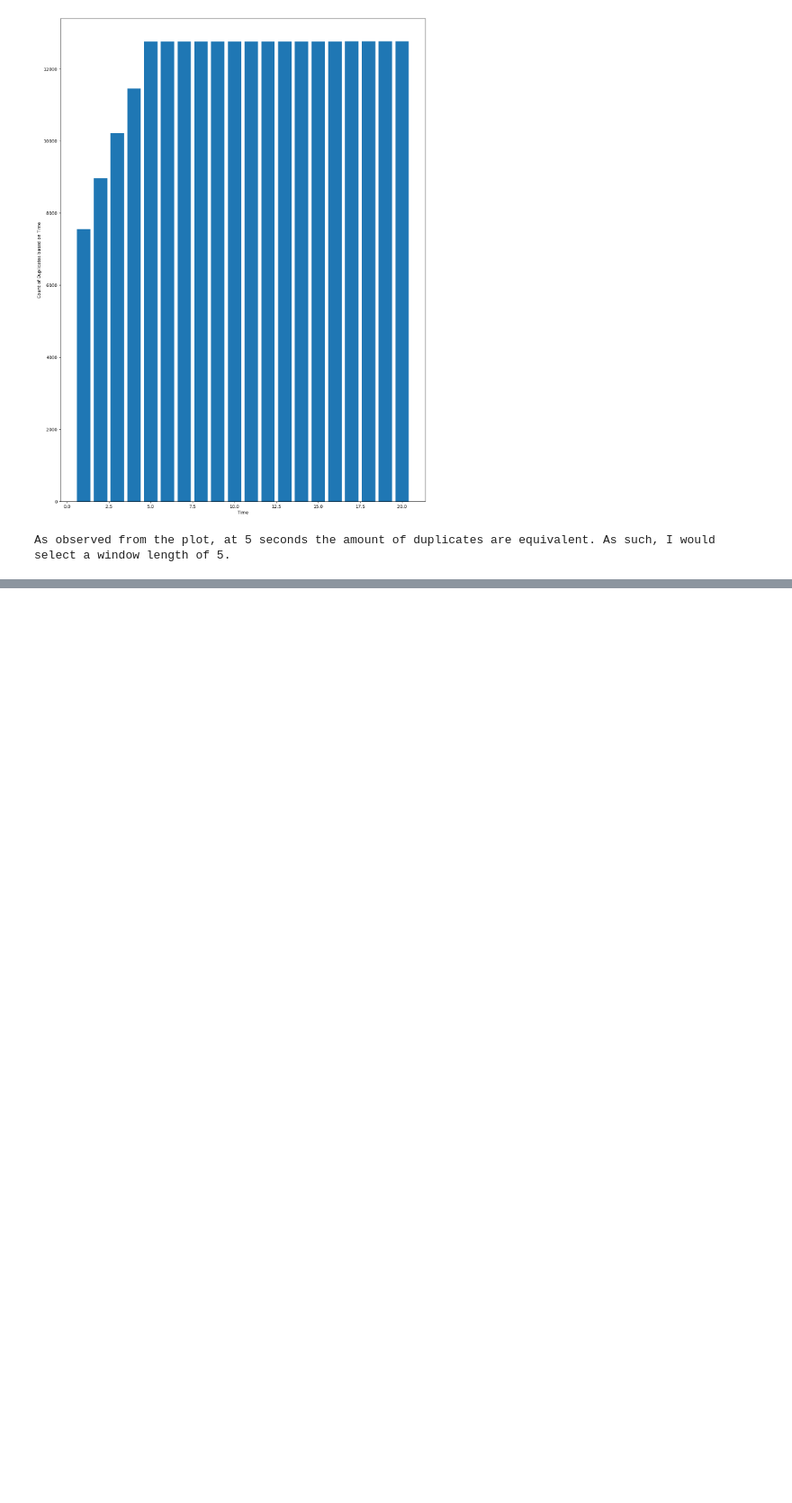
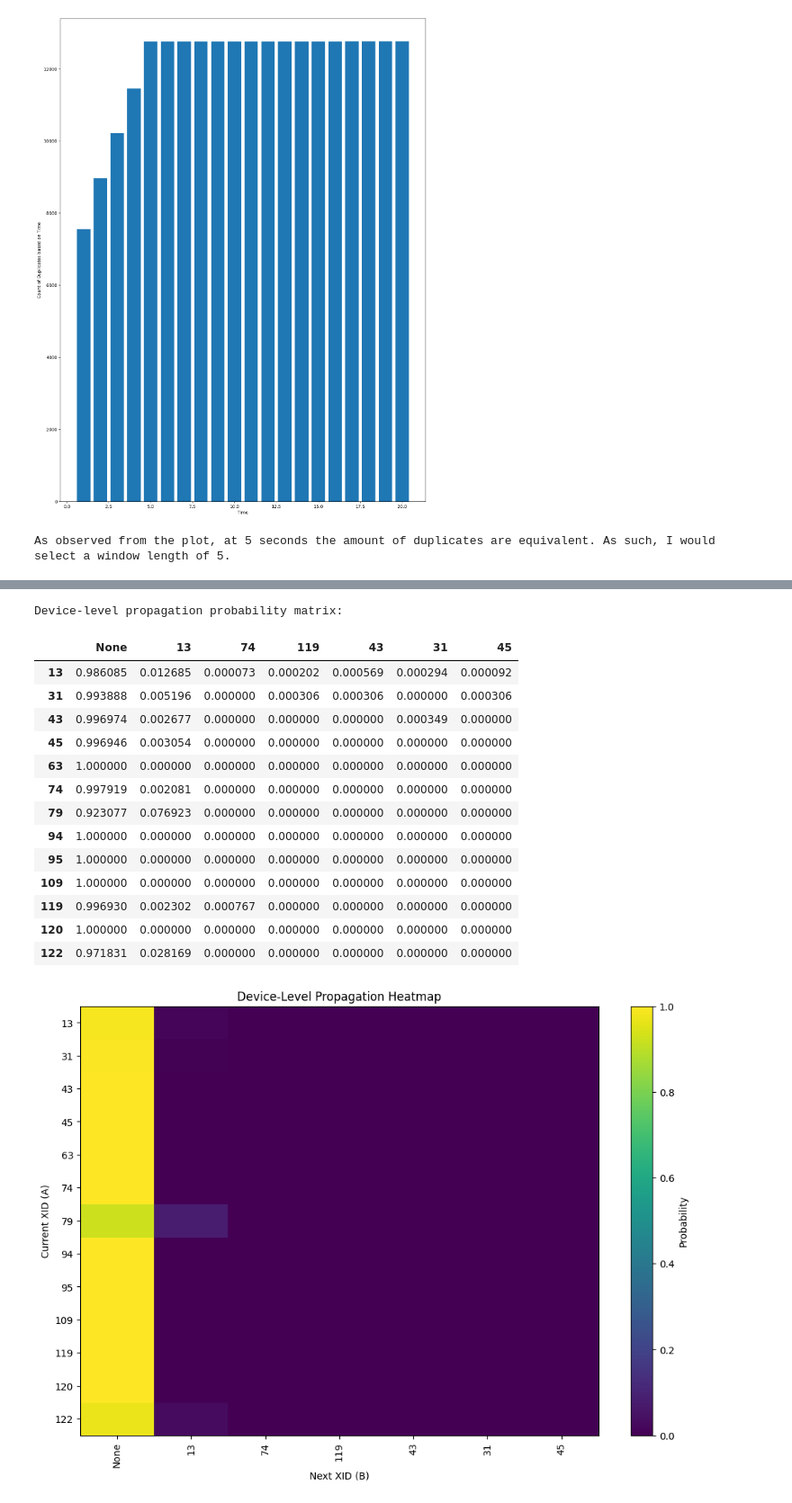
Before and after one commit to s1oly/GPUFailureAnalysis, a Jupyter notebook: project_1.ipynb, the cells around one changed output, grey strips where cells are left out. Shown at 90% size. Saved outputs shown, nothing was run; the diff lists cells and outputs as text; code cells hidden in the pictures; blank space fills up the shorter version.

```diff
--- a/project_1.ipynb
+++ b/project_1.ipynb
@@ -624,0 +872,76 @@ Since XID 13 has the majority of the anchor nodes, it means that XID 13 is likel
+# %%
+#5d
+prop_df_dev = dataframe_2_coaleseced.copy()
+prop_df_dev = prop_df_dev.sort_values('Timestamp').reset_index(drop=True)
+
+counts_dev = defaultdict(lambda: defaultdict(int))
+
+for i in range(len(prop_df_dev)):
+    curr_row = prop_df_dev.loc[i]
+
+    curr_xid = curr_row['XID']
+    curr_time = curr_row['Timestamp']
+    curr_node = curr_row['Node name']
+    curr_device = curr_row['Device ID']
+
+    found = False
+
+    for j in range(i + 1, len(prop_df_dev)):
+        next_row = prop_df_dev.loc[j]
+        time_diff = next_row['Timestamp'] - curr_time
+
+        if time_diff > 600:
+            break
+
+        if next_row['Node name'] == curr_node and next_row['Device ID'] == curr_device:
+            next_xid = next_row['XID']
+            counts_dev[curr_xid][next_xid] += 1
+            found = True
+            break
+
+    if not found:
+        counts_dev[curr_xid]['None'] += 1
+
+prob_matrix_dev = {}
+
+for xid_a in counts_dev:
+    total = sum(counts_dev[xid_a].values())
+    prob_matrix_dev[xid_a] = {}
+    for xid_b in counts_dev[xid_a]:
+        prob_matrix_dev[xid_a][xid_b] = counts_dev[xid_a][xid_b] / total
+
+prob_df_dev = pd.DataFrame(prob_matrix_dev).fillna(0).T
+prob_df_dev = prob_df_dev.sort_index()
+
+print("Device-level propagation probability matrix:")
+display(prob_df_dev)
+
+plt.figure(figsize=(12, 8))
+plt.imshow(prob_df_dev, aspect='auto')
+plt.colorbar(label='Probability')
+
+plt.xticks(range(len(prob_df_dev.columns)), prob_df_dev.columns, rotation=90)
+plt.yticks(range(len(prob_df_dev.index)), prob_df_dev.index)
+
+plt.xlabel('Next XID (B)')
+plt.ylabel('Current XID (A)')
+plt.title('Device-Level Propagation Heatmap')
+
+plt.show()
+# %% [output]
+Device-level propagation probability matrix:
+|  | None | 13 | 74 | 119 | 43 | 31 | 45 |
+| 13 | 0.986085 | 0.012685 | 0.000073 | 0.000202 | 0.000569 | 0.000294 | 0.000092 |
+| 31 | 0.993888 | 0.005196 | 0.000000 | 0.000306 | 0.000306 | 0.000000 | 0.000306 |
+| 43 | 0.996974 | 0.002677 | 0.000000 | 0.000000 | 0.000000 | 0.000349 | 0.000000 |
+| 45 | 0.996946 | 0.003054 | 0.000000 | 0.000000 | 0.000000 | 0.000000 | 0.000000 |
+| 63 | 1.000000 | 0.000000 | 0.000000 | 0.000000 | 0.000000 | 0.000000 | 0.000000 |
+| 74 | 0.997919 | 0.002081 | 0.000000 | 0.000000 | 0.000000 | 0.000000 | 0.000000 |
+| 79 | 0.923077 | 0.076923 | 0.000000 | 0.000000 | 0.000000 | 0.000000 | 0.000000 |
+| 94 | 1.000000 | 0.000000 | 0.000000 | 0.000000 | 0.000000 | 0.000000 | 0.000000 |
+| 95 | 1.000000 | 0.000000 | 0.000000 | 0.000000 | 0.000000 | 0.000000 | 0.000000 |
+| 109 | 1.000000 | 0.000000 | 0.000000 | 0.000000 | 0.000000 | 0.000000 | 0.000000 |
+| 119 | 0.996930 | 0.002302 | 0.000767 | 0.000000 | 0.000000 | 0.000000 | 0.000000 |
+| 120 | 1.000000 | 0.000000 | 0.000000 | 0.000000 | 0.000000 | 0.000000 | 0.000000 |
+| 122 | 0.971831 | 0.028169 | 0.000000 | 0.000000 | 0.000000 | 0.000000 | 0.000000 |
+[figure, added]
```
Also changed, not shown: parts of 14 cells of this notebook.
